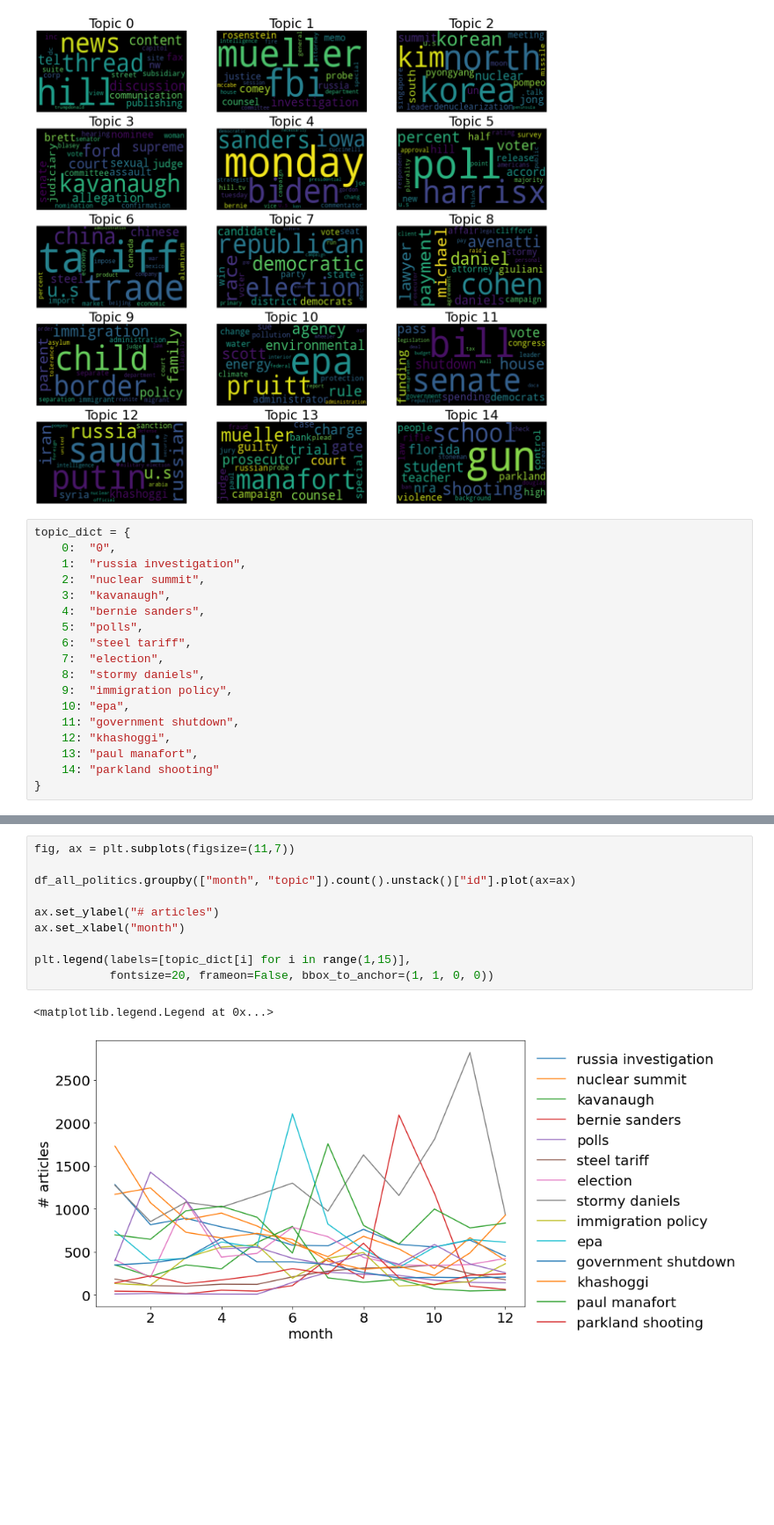
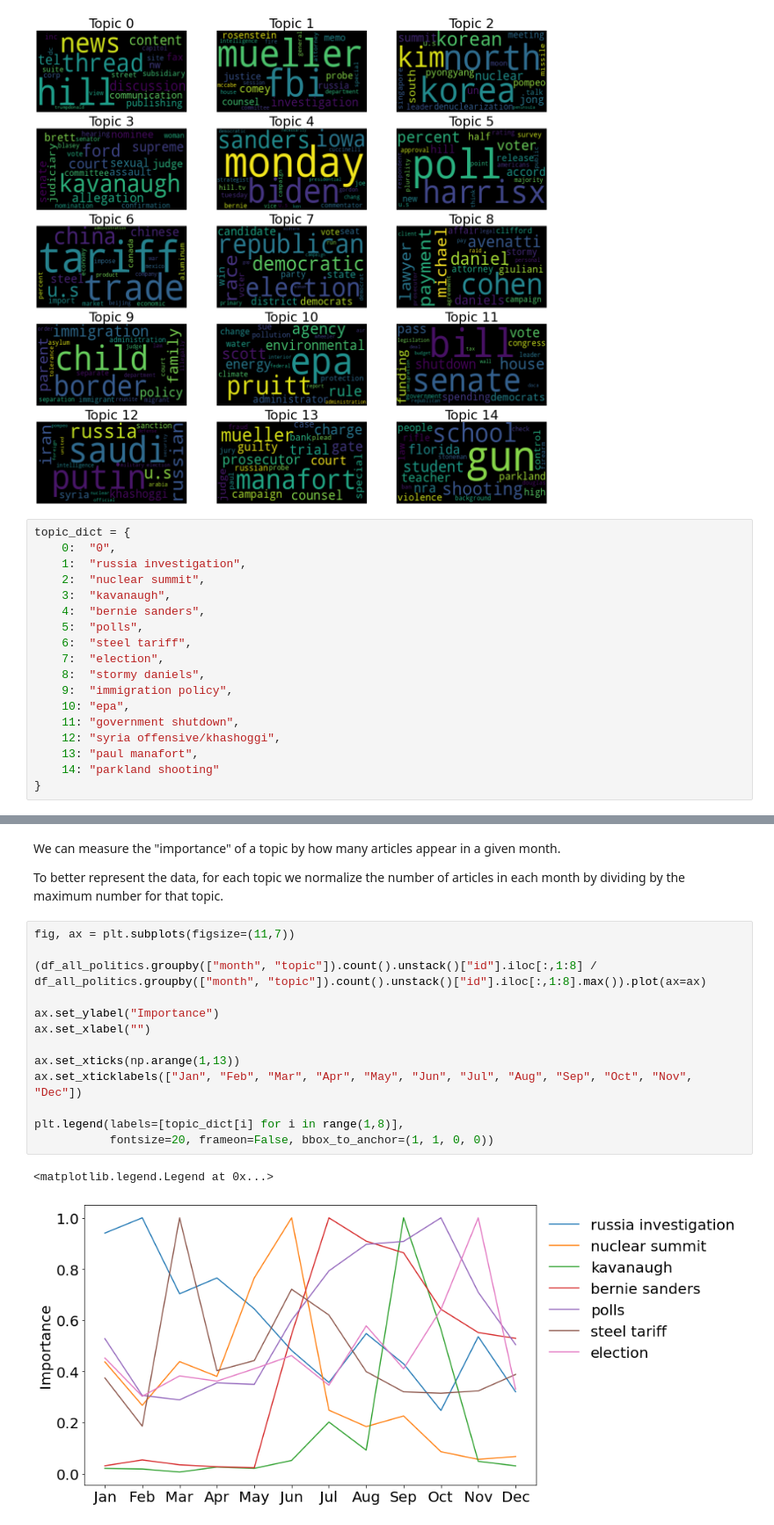
Before and after one commit to gitabaz/erdos_nlp, a Jupyter notebook: 2018_election.ipynb, the cells around one changed output, grey strips where cells are left out. Shown at 88% size. Drawn from its saved outputs; the diff is of its cells as text; blank space fills up the shorter version.

Commit message:
Update topics and importance analysis.

```diff
--- a/2018_election.ipynb
+++ b/2018_election.ipynb
@@ -777,7 +781,7 @@ topic_dict = {
     9:  "immigration policy",
     10: "epa",
     11: "government shutdown",
-    12: "khashoggi",
+    12: "syria offensive/khashoggi",
     13: "paul manafort",
     14: "parkland shooting"
 }
@@ -794,13 +798,20 @@ ax.barh([topic_dict[i] for i in df_all_politics.topic.value_counts().index.value
+# %% [markdown]
+We can measure the "importance" of a topic by how many articles appear in a given month.
+
+To better represent the data, for each topic we normalize the number of articles in each month by dividing by the maximum number for that topic.
 # %%
 fig, ax = plt.subplots(figsize=(11,7))
 
-df_all_politics.groupby(["month", "topic"]).count().unstack()["id"].plot(ax=ax)
+(df_all_politics.groupby(["month", "topic"]).count().unstack()["id"].iloc[:,1:8] / df_all_politics.groupby(["month", "topic"]).count().unstack()["id"].iloc[:,1:8].max()).plot(ax=ax)
 
-ax.set_ylabel("# articles")
-ax.set_xlabel("month")
+ax.set_ylabel("Importance")
+ax.set_xlabel("")
 
-plt.legend(labels=[topic_dict[i] for i in range(1,15)],
+ax.set_xticks(np.arange(1,13))
+ax.set_xticklabels(["Jan", "Feb", "Mar", "Apr", "May", "Jun", "Jul", "Aug", "Sep", "Oct", "Nov", "Dec"])
+
+plt.legend(labels=[topic_dict[i] for i in range(1,8)],
            fontsize=20, frameon=False, bbox_to_anchor=(1, 1, 0, 0))
 # %% [output]
 <matplotlib.legend.Legend at 0x...>
-[figure, old version]
+[figure, new version]
```
Also changed, not shown: parts of 8 cells of this notebook.
